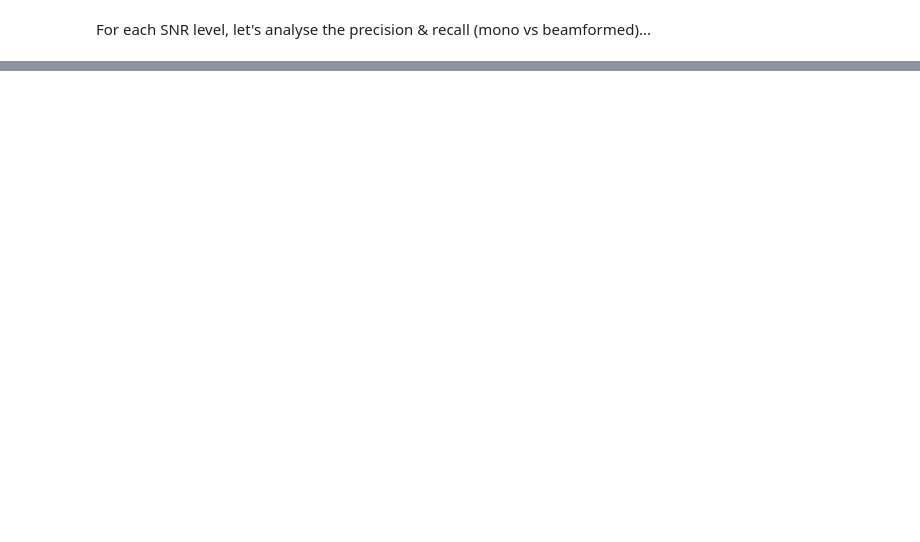
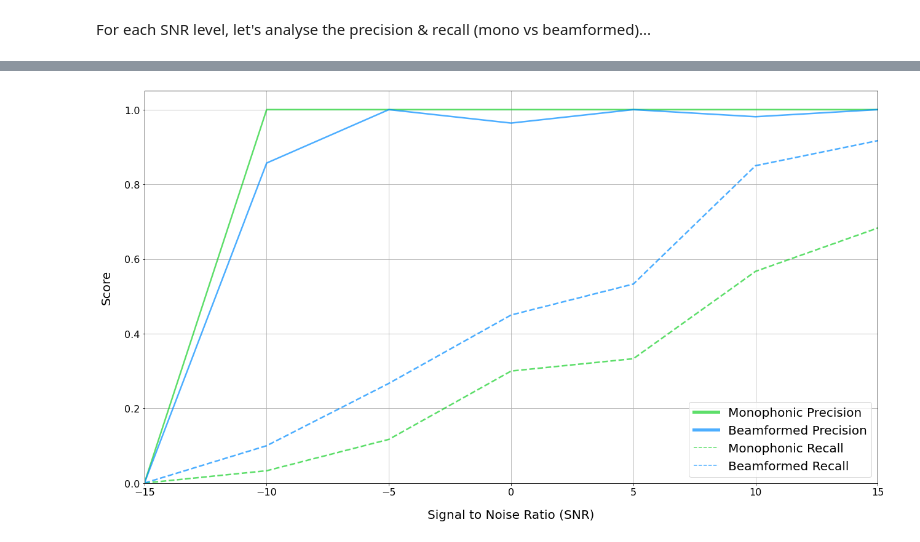
Before and after one commit to JamesSkinna/Masters_6mic_analysis, a Jupyter notebook: src/analysis_scripts/SNR_analysis.ipynb, the cells around one changed output, grey strips where cells are left out. Saved outputs shown, nothing was run; the diff lists cells and outputs as text; code cells hidden in the pictures; blank space fills up the shorter version.

```diff
--- a/src/analysis_scripts/SNR_analysis.ipynb
+++ b/src/analysis_scripts/SNR_analysis.ipynb
@@ -279,0 +326,42 @@ plot_metric_data_conf(x_data, "recall")
+# %%
+snr_list = ["n15", "n10", "n5", "0", "5", "10", "15"]       # Ignore n20 (no detections) and +20 (clipping in soundtrack)
+x_data = np.arange(-15, 16, 5)      # SNR levels
+
+conf_thresh = 0.7
+
+def plot_metric_data_conf(x_data):
+
+    setup_new_plot("Signal to Noise Ratio (SNR)", "Score", "")
+
+    SNR_prec_rec_data = {}
+
+    for snr in snr_list:
+        SNR_prec_rec_data[snr] = extract_prec_rec(snr, conf_thresh)
+
+    y_mono_prec, y_bf_prec = get_lists_of_metric(SNR_prec_rec_data, "precision")
+    y_mono_rec, y_bf_rec = get_lists_of_metric(SNR_prec_rec_data, "recall")
+
+    # print(y_mono, y_bf, metric)
+
+    plt.plot(x_data, y_mono_prec, c=mono_col, linewidth=2.5, alpha=0.7)
+    plt.plot(x_data, y_bf_prec, c=bf_col, linewidth=2.5, alpha=0.7)
+    plt.plot(x_data, y_mono_rec, c=mono_col, linewidth=2.5, alpha=0.7, linestyle="--")
+    plt.plot(x_data, y_bf_rec, c=bf_col, linewidth=2.5, alpha=0.7, linestyle="--")
+
+    # draw temporary red and blue lines and use them to create a legend
+    plt.plot([], c=mono_col, label='Monophonic Precision', alpha=0.7)
+    plt.plot([], c=bf_col, label='Beamformed Precision', alpha=0.7)
+    plt.plot([], c=mono_col, label='Monophonic Recall', alpha=0.7, linestyle="--")
+    plt.plot([], c=bf_col, label='Beamformed Recall', alpha=0.7, linestyle="--")
+    leg = plt.legend(fontsize=20, loc="lower right")
+    leg.get_lines()[0].set_linewidth(5)
+    leg.get_lines()[1].set_linewidth(5)
+    plt.ylim(0, 1.05)
+    plt.xlim(-15, 15)
+    plt.tight_layout()
+
+    plt.show()
+
+plot_metric_data_conf(x_data)
+# %% [output]
+[figure, added]
```
Also changed, not shown: parts of 9 cells of this notebook.
